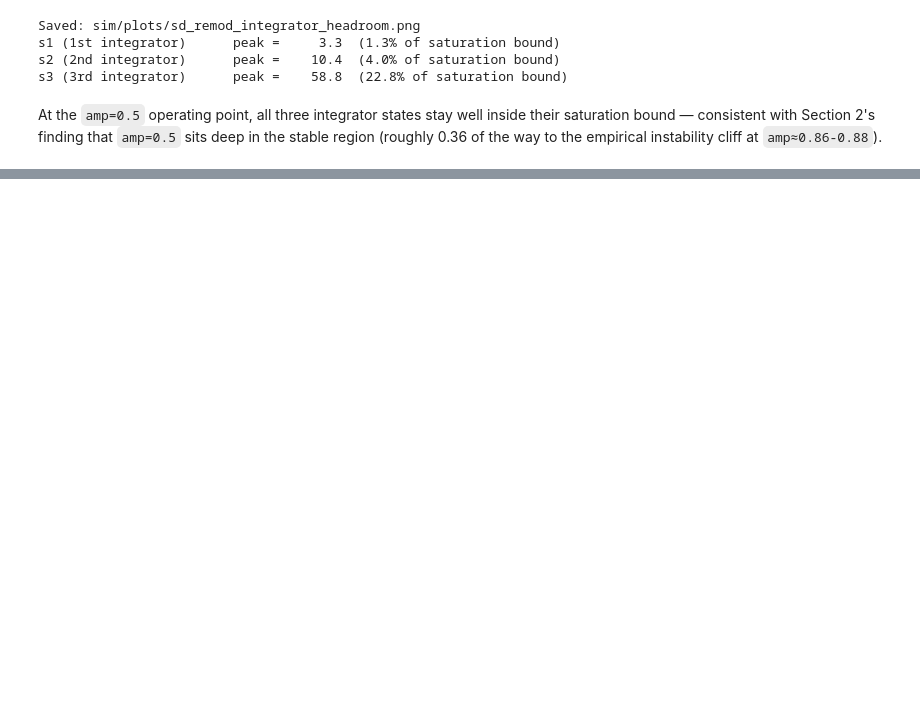
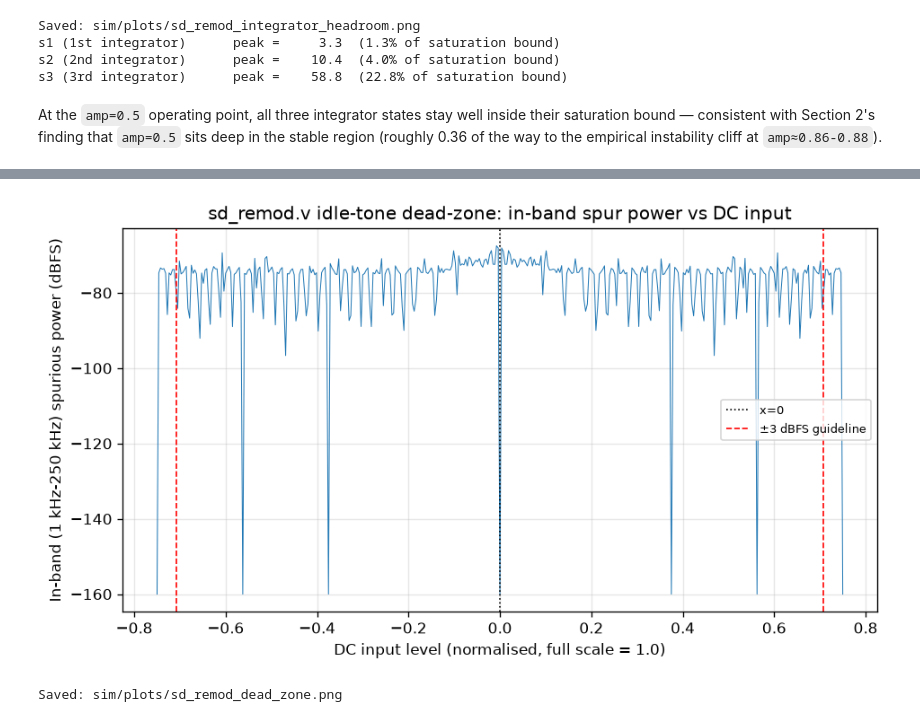
Before and after one commit to Sheffield-Chip-Design-Team/chipathon-2026-trouper, a Jupyter notebook: sim/notebooks/14_sd_remod.ipynb, the cells around one changed output, grey strips where cells are left out. Drawn from its saved outputs; the diff is of its cells as text; code cells hidden in the pictures; blank space fills up the shorter version.

Commit message:
add idle-tone check

```diff
--- a/sim/notebooks/14_sd_remod.ipynb
+++ b/sim/notebooks/14_sd_remod.ipynb
@@ -317,0 +334,46 @@ empirical instability cliff at `amp≈0.86-0.88`).
+# %%
+# Runs a constant input through a fresh remodulator for n samples, dropping the startup transient.
+def dc_steady_state(x_dc: float, n: int, discard: int) -> np.ndarray:
+    remod = SigmaDeltaRemodulator()
+    y = remod.process_block(np.full(n, x_dc, dtype=complex))
+    return y[discard:]
+
+
+# In-band (1 kHz-250 kHz) power of the steady-state output for a DC input, excluding the DC
+# bin itself -- what's left is spurious limit-cycle energy leaking into the signal band.
+def inband_spur_power(x_dc: float, n: int = 6144, discard: int = 1024, nperseg: int = 2048) -> float:
+    y = dc_steady_state(x_dc, n, discard)
+    f, Pxx = welch(y.real, fs=FS_ADC, nperseg=nperseg)
+    band = (f > 1e3) & (f < FS_OUT / 2)
+    return np.trapezoid(Pxx[band], f[band])
+
+
+# Shortest exact repeat period of the steady-state bitstream, or None if none found under max_period.
+def limit_cycle_period(x_dc: float, n: int = 4000, discard: int = 1000, max_period: int = 500):
+    seq = dc_steady_state(x_dc, n, discard).real
+    for p in range(1, max_period):
+        if np.allclose(seq[:-p], seq[p:]):
+            return p
+    return None
+# %%
+levels = np.linspace(-0.75, 0.75, 401)
+inband = np.array([inband_spur_power(dc) for dc in levels])
+inband_db = 10 * np.log10(np.maximum(inband, 1e-16))  # floor for display -- true nulls hit the float noise floor
+
+fig, ax = plt.subplots(figsize=(8, 4.5))
+ax.plot(levels, inband_db, lw=0.6, color='#1f77b4')
+ax.axvline(0.0, color='k', ls=':', lw=1.0, label='x=0')
+ax.axvline(minus_3dbfs, color='r', ls='--', lw=1.0, label='±3 dBFS guideline')
+ax.axvline(-minus_3dbfs, color='r', ls='--', lw=1.0)
+ax.set_xlabel('DC input level (normalised, full scale = 1.0)')
+ax.set_ylabel('In-band (1 kHz-250 kHz) spurious power (dBFS)')
+ax.set_title('sd_remod.v idle-tone dead-zone: in-band spur power vs DC input')
+ax.legend(fontsize=8)
+ax.grid(True, alpha=0.3)
+fig.tight_layout()
+plt.savefig(os.path.join(PLOT_DIR, 'sd_remod_dead_zone.png'), bbox_inches='tight')
+plt.show()
+print('Saved: sim/plots/sd_remod_dead_zone.png')
+# %% [output]
+[figure, added]
+Saved: sim/plots/sd_remod_dead_zone.png
```
Also changed, not shown: parts of 6 cells of this notebook, 15 other files.
